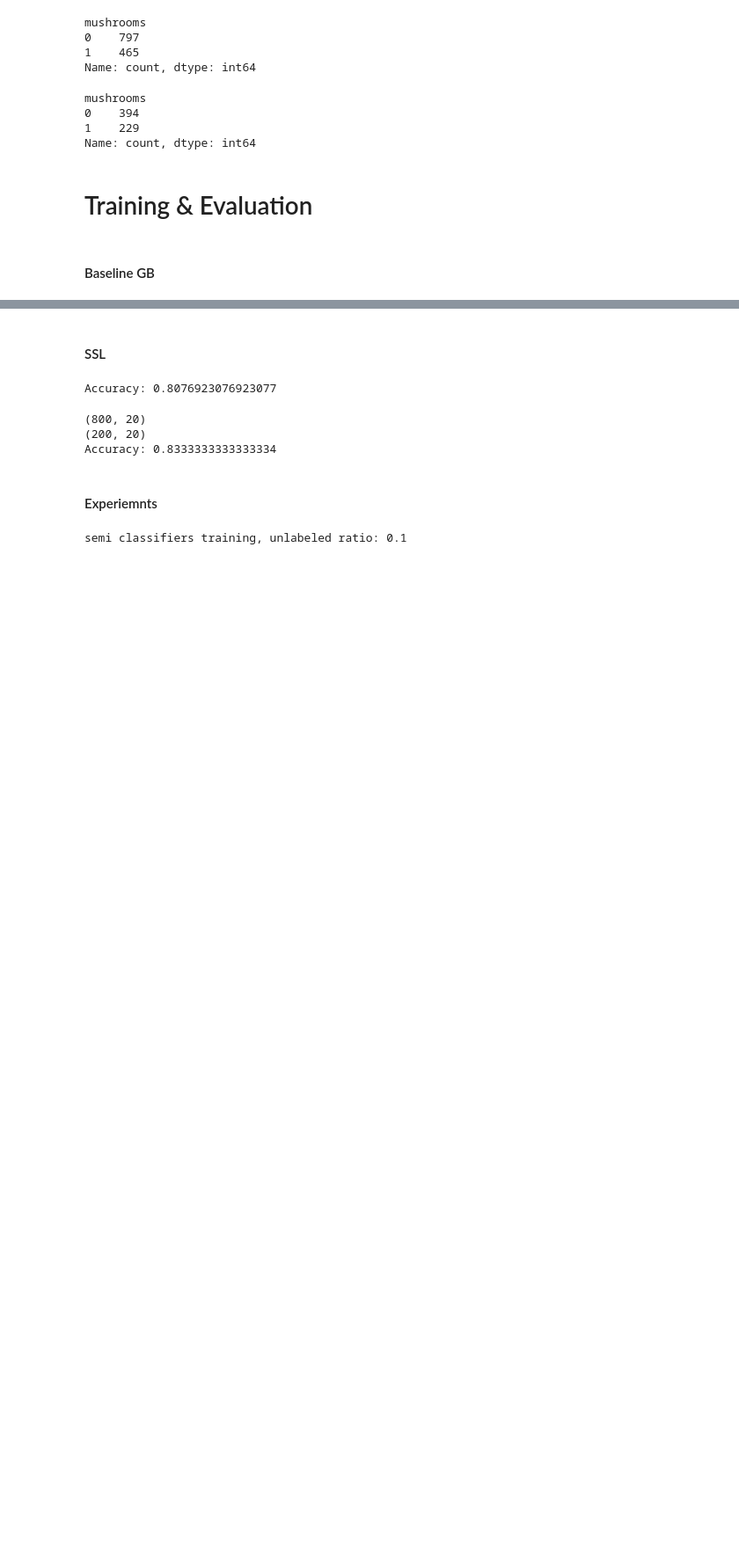
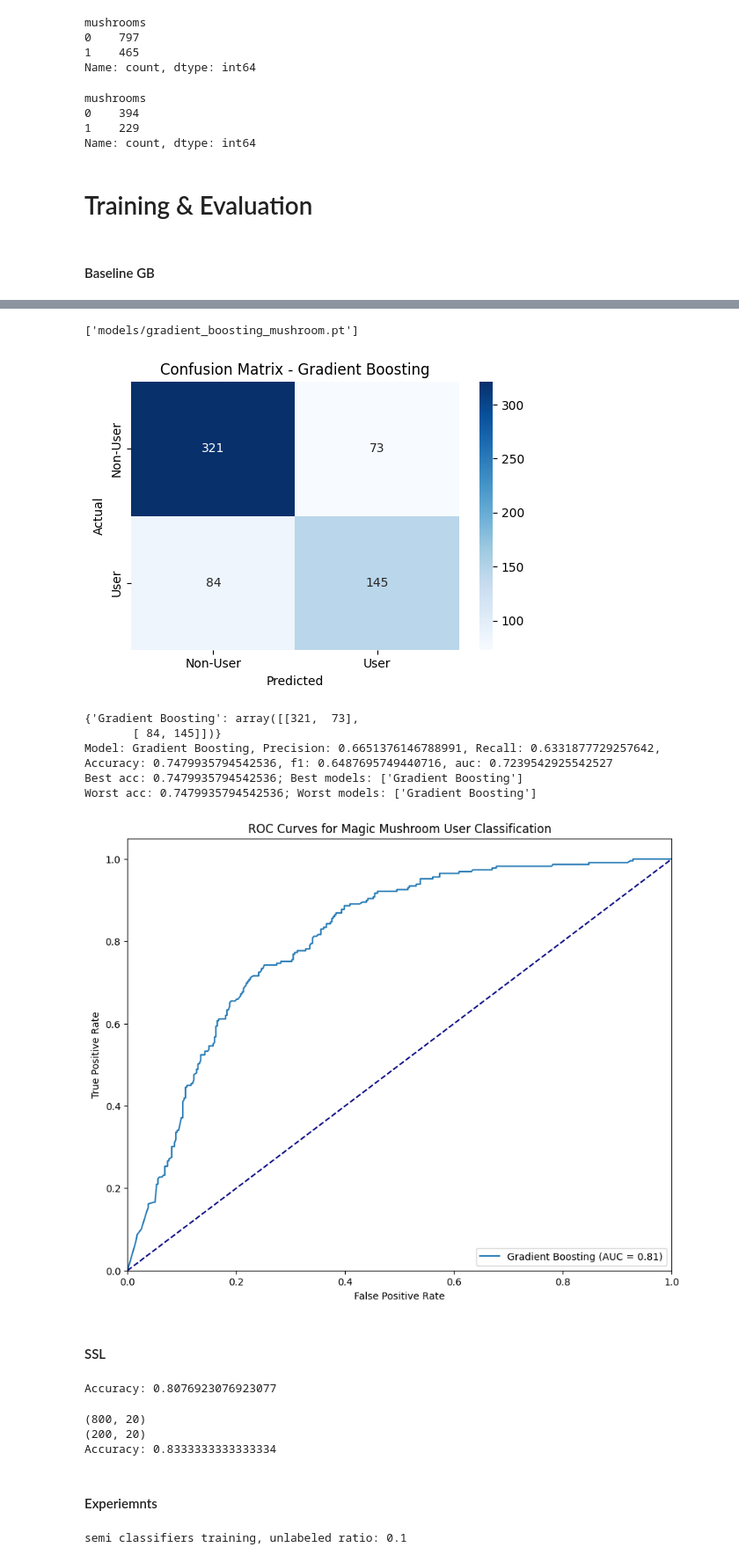
Before and after one commit to bianyuanop/CSI5155_2024F_Project, a Jupyter notebook: project.ipynb, the cells around one changed output, grey strips where cells are left out. Shown at 88% size. Saved outputs shown, nothing was run; the diff lists cells and outputs as text; code cells hidden in the pictures; blank space fills up the shorter version.

```diff
--- a/project.ipynb
+++ b/project.ipynb
@@ -89,7 +93,7 @@ X_choc_train, X_choc_test, y_choc_train, y_choc_test = train_test_split(X, y_cho
 # %%
 import pandas as pd
 from sklearn.model_selection import train_test_split
-def load_dataset(f_csv='./datasets/choc.csv', test_size=0.33, random_state=42):
+def load_dataset(f_csv='./datasets/mushroom.csv', test_size=0.33, random_state=42):
     """ArithmeticError
     Params:
         f_csv: str,
@@ -250,0 +138,32 @@ auc: 0.5
+# %%
+from sklearn.model_selection import GridSearchCV
+from sklearn.metrics import f1_score, make_scorer
+def finetune_best_estimator(model, X_train, y_train, param_grid, cv=5):
+    model_name = model.__class__.__name__
+    print(f"Running GridSearchCV for {model_name}...")
+    f1 = make_scorer(f1_score , average='micro')
+    grid_search = GridSearchCV(estimator=model, param_grid=param_grid, cv=cv, scoring=f1, n_jobs=-1)
+    grid_search.fit(X_train, y_train)
+    # Print the best parameters for each classifier
+    print(f"Best parameters for {model_name}: {grid_search.best_params_}")
+    print(f"Best f1 score for {model_name}: {grid_search.best_score_}")
+    # Get the best model
+    return grid_search.best_estimator_, grid_search.best_params_
+# %%
+from sklearn.ensemble import GradientBoostingClassifier
+
+# Hyperparameter tuning
+param_grid = {
+            'n_estimators': [50, 100, 200],
+            'learning_rate': [0.01, 0.1, 0.2],
+            'max_depth': [3, 5, 10],
+            'min_samples_split': [2, 10, 20],
+            'min_samples_leaf': [1, 5, 10],
+            'subsample': [0.8, 1.0],
+            'max_features': ['sqrt', 'log2', None]
+        }
+cv = 5
+# Gradient Boosting
+gb = GradientBoostingClassifier()
+# Get the best model
+best_gb, best_gb_params = finetune_best_estimator(gb, X_mushroom_train, y_mushroom_train, param_grid, cv=cv)
@@ -250,0 +174,6 @@ auc: 0.5
+# %%
+import joblib  # Use joblib for saving models efficiently
+# save best model
+joblib.dump(best_gb, f'models/gradient_boosting_mushroom.pt')
+# %% [output]
+['models/gradient_boosting_mushroom.pt']
@@ -251,3 +283,21 @@ auc: 0.5
+# %%
+roc_title='ROC Curves for Magic Mushroom User Classification'
+f_cm='figures/baseline/confusion_matrices.png'
+f_roc='figures/baseline/ROC.png'
+models = {
+        'Gradient Boosting': best_gb,
+}
+evaluation(models, X_mushroom_test, y_mushroom_test,
+           roc_title=roc_title,
+           f_cm=f_cm, f_roc=f_roc)
+# %% [output]
+[figure, added]
+{'Gradient Boosting': array([[321,  73],
+       [ 84, 145]])}
+Model: Gradient Boosting, Precision: 0.6651376146788991, Recall: 0.6331877729257642, Accuracy: 0.7479935794542536, f1: 0.6487695749440716, auc: 0.7239542925542527
+Best acc: 0.7479935794542536; Best models: ['Gradient Boosting']
+Worst acc: 0.7479935794542536; Worst models: ['Gradient Boosting']
+[figure, added]
 # %% [markdown]
 #### SSL
 # %%
```
Also changed, not shown: parts of 15 cells of this notebook, 4 other files.
